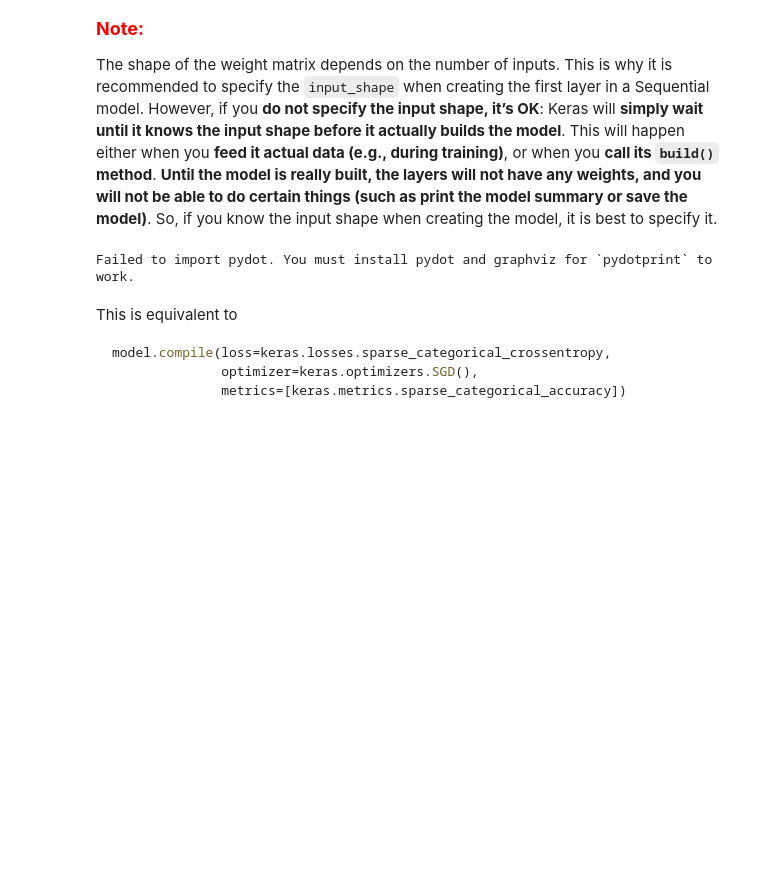
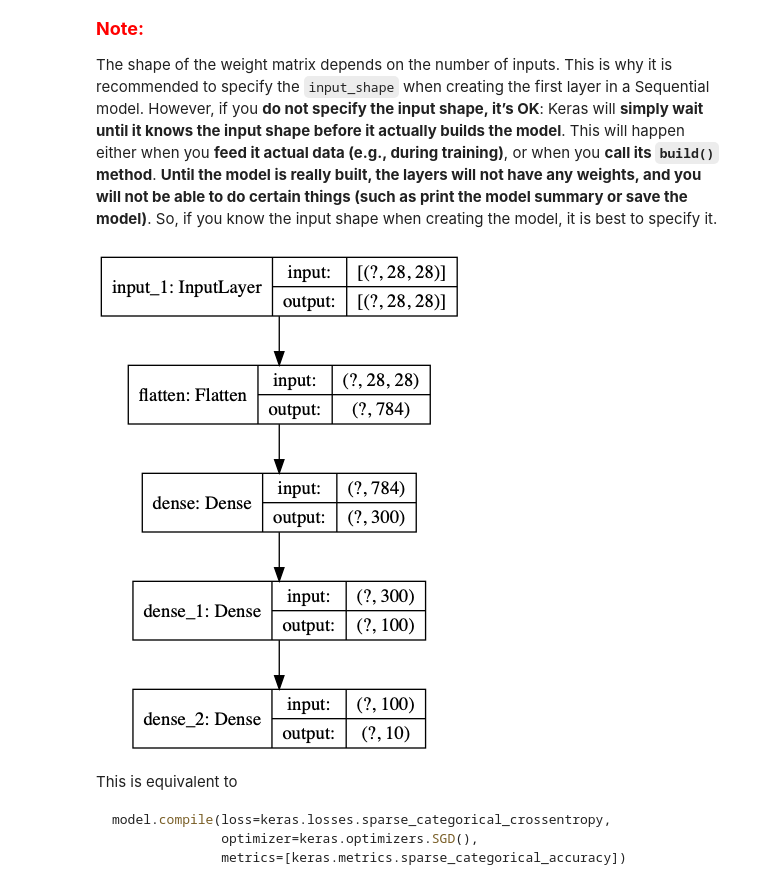
Before and after one commit to libingallin/handson_ml_2nd, a Jupyter notebook: chap10-introduction-to-ANN.ipynb, the cells around one changed output. Cells and saved outputs as stored; diff of their text form; code cells hidden in the pictures; blank space fills up the shorter version.

Commit message:
implement mlps with keras

```diff
--- a/chap10-introduction-to-ANN.ipynb
+++ b/chap10-introduction-to-ANN.ipynb
@@ -611,10 +612,10 @@ The `Dense` layer's weights (<font color='blue'>kernel is another name for the m
 
 The shape of the weight matrix depends on the number of inputs. This is why it is recommended to specify the `input_shape` when creating the first layer in a Sequential model. However, if you **do not specify the input shape, it’s OK**: Keras will **simply wait until it knows the input shape before it actually builds the model**. This will happen either when you **feed it actual data (e.g., during training)**, or when you **call its `build()` method**. **Until the model is really built, the layers will not have any weights, and you will not be able to do certain things (such as print the model summary or save the model)**. So, if you know the input shape when creating the model, it is best to specify it.
 # %%
-keras.utils.plot_model(model, './figs/chap10-figs/mnist_model.png',
+keras.utils.plot_model(model, './models/chap10-models/mnist_model.png',
                        show_shapes=True, show_layer_names=True)
 # %% [output]
-Failed to import pydot. You must install pydot and graphviz for `pydotprint` to work.
+[figure, added]
 # %%
 # after the model is created, must call its `compile()` method
 model.compile(loss='sparse_categorical_crossentropy',
```
Also changed, not shown: parts of 93 cells of this notebook.
